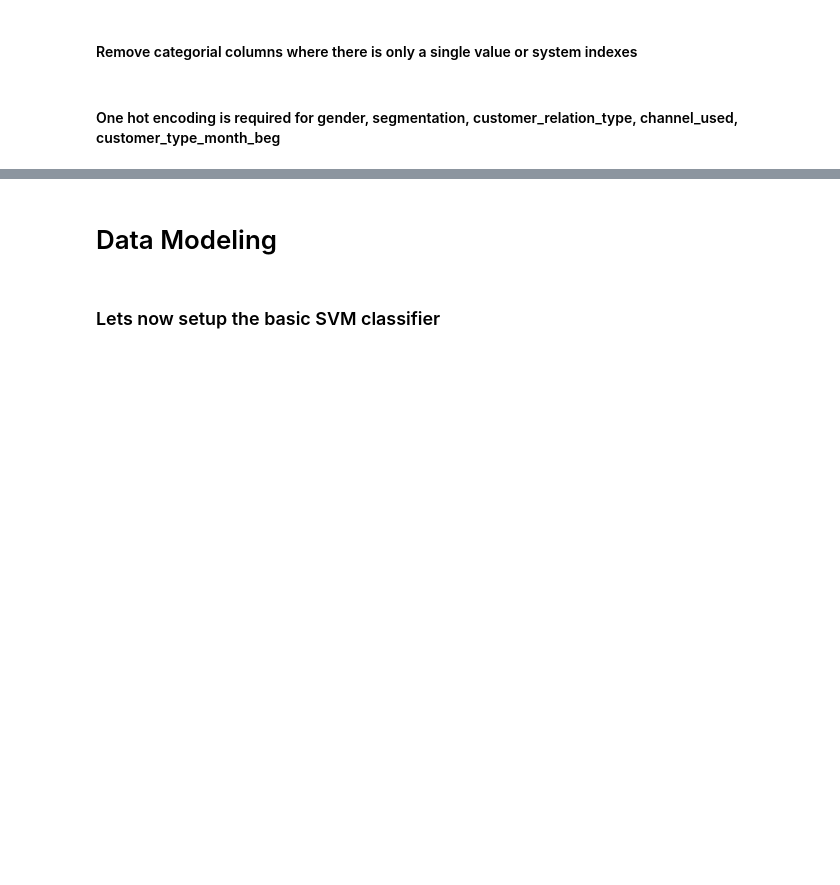
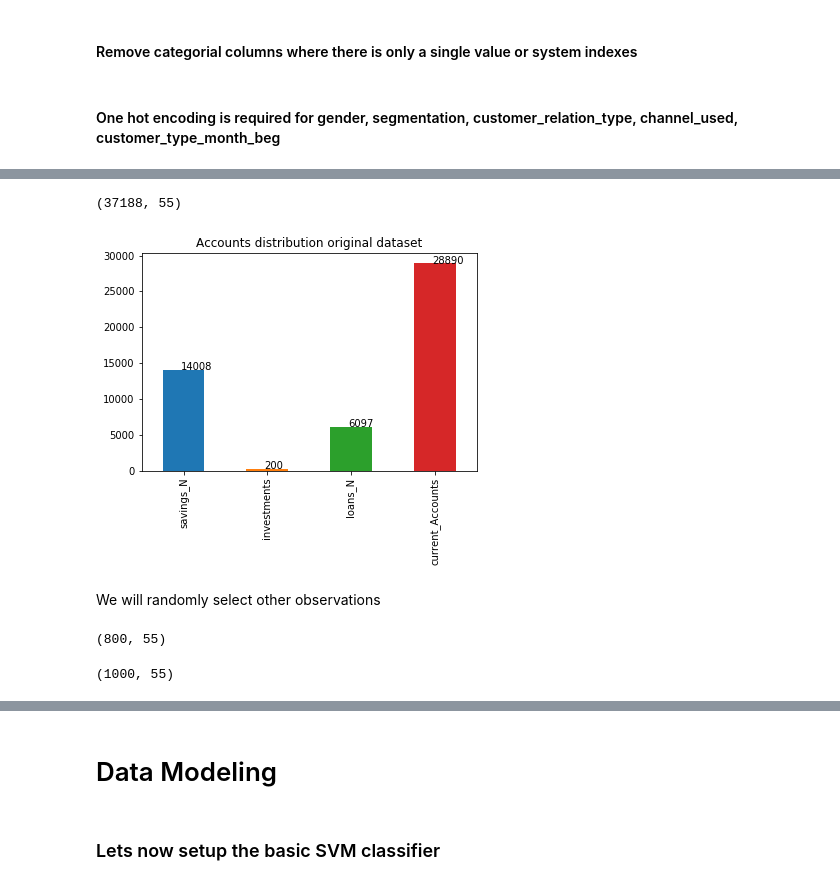
Before and after one commit to yilingzeroone/KE5206CI_CA1SVM, a Jupyter notebook: CA2.ipynb, the cells around one changed output, grey strips where cells are left out. Drawn from its saved outputs; the diff is of its cells as text; code cells hidden in the pictures; blank space fills up the shorter version.

```diff
--- a/CA2.ipynb
+++ b/CA2.ipynb
@@ -227,0 +307,4 @@ dAnalysisOH_scaled['segmentation_label'].value_counts().sort_index().plot(kind='
+# %%
+dAccountsType = dAnalysisOH.groupby(['savings_N','investments','loans_N','current_Accounts']).count()
+dAnalysisOH['account_label'] = dAnalysisOH.apply(lambda row: row.savings_N * 8 + row.investments * 4 + row.loans_N * 2 + row.current_Accounts, axis=1 )
+dAnalysisOH['account_label'].value_counts().sort_index()
@@ -227,0 +330,34 @@ dAnalysisOH_scaled['segmentation_label'].value_counts().sort_index().plot(kind='
+# %%
+investment_index = dAnalysisOH[(dAnalysisOH.investments== 0)].index
+investmentSample = dAnalysisOH.loc[investment_index]
+investmentSample.shape
+# %% [output]
+(37188, 55)
+# %%
+# Proportion of accounts in the undersampled dataset
+ax = dAnalysisOH[['savings_N', 'investments','loans_N'
+                         ,'current_Accounts']].sum().plot(kind='bar', title='Accounts distribution original dataset')
+
+x_offset = -0.03
+y_offset = 0.02
+for p in ax.patches:
+    b = p.get_bbox()
+    val = "{:.0f}".format(b.y1 + b.y0)
+    ax.annotate(val, ((b.x0 + b.x1)/2 + x_offset, b.y1 + y_offset))
+# %% [output]
+[figure, added]
+# %% [markdown]
+We will randomly select other observations
+# %%
+sample_size = 800
+np.random.seed(188)
+random_indices = np.random.choice(investment_index, sample_size, replace=False)
+otherSample = dAnalysisOH.loc[random_indices]
+otherSample.shape
+# %% [output]
+(800, 55)
+# %%
+underSample = pd.concat( [otherSample, dAnalysisOH[dAnalysisOH.investments== 1]], ignore_index = True)
+underSample.shape
+# %% [output]
+(1000, 55)
```
Also changed, not shown: parts of 96 cells of this notebook.
